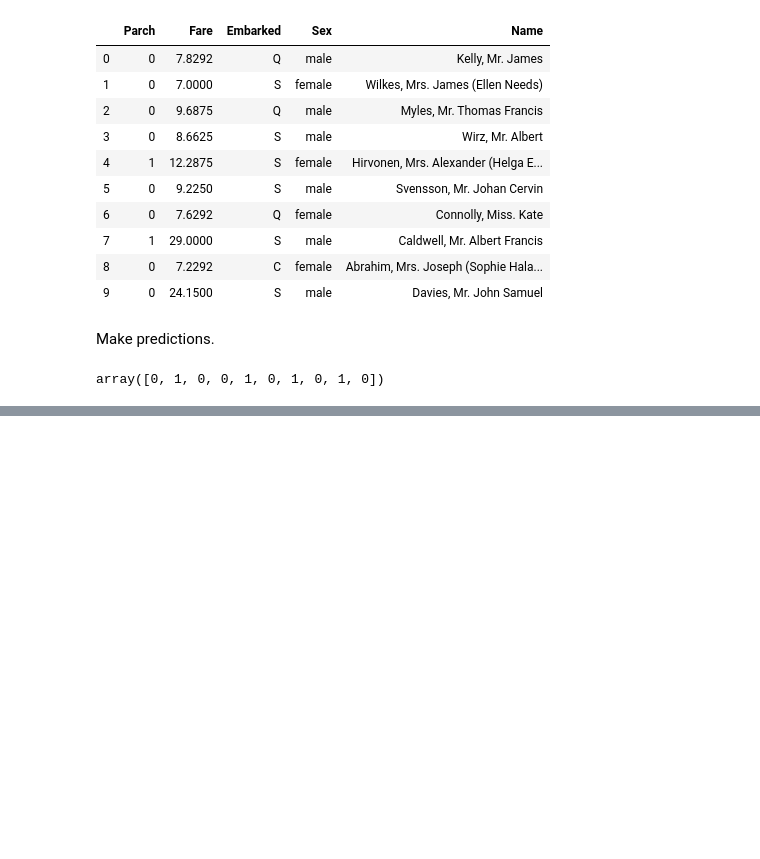
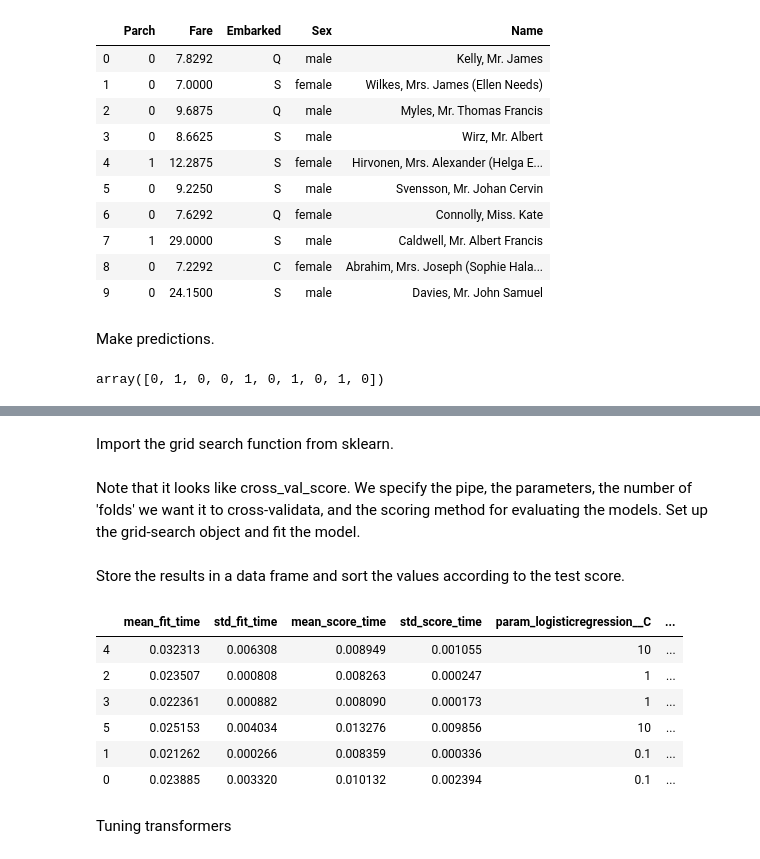
Before and after one commit to michaelreinhard/sklearn_markham, a Jupyter notebook: Practice_completed.ipynb, the cells around one changed output, grey strips where cells are left out. Cells and saved outputs as stored; diff of their text form; code cells hidden in the pictures; blank space fills up the shorter version.

```diff
--- a/Practice_completed.ipynb
+++ b/Practice_completed.ipynb
@@ -181,0 +443,2 @@ array([0, 1, 0, 0, 1, 0, 1, 0, 1, 0])
+# %%
+ct.fit_transform(X)
@@ -181,0 +448,3 @@ array([0, 1, 0, 0, 1, 0, 1, 0, 1, 0])
+# %%
+pipe = make_pipeline(ct, logreg)
+pipe.fit(X, y);
@@ -181,0 +519,6 @@ array([0, 1, 0, 0, 1, 0, 1, 0, 1, 0])
+# %%
+params = {}
+params['logisticregression__penalty'] = ['l1', 'l2']
+params['logisticregression__C'] = [0.1, 1, 10]
+# %% [markdown]
+Import the grid search function from sklearn.
@@ -181,0 +527,20 @@ array([0, 1, 0, 0, 1, 0, 1, 0, 1, 0])
+# %% [markdown]
+Note that it looks like cross_val_score. We specify the pipe, the parameters, the number of 'folds' we want it to cross-validata, and the scoring method for evaluating the models. Set up the grid-search object and fit the model.
+# %%
+grid = GridSearchCV(pipe, params, cv=5, scoring='accuracy')
+grid.fit(X, y);
+# %% [markdown]
+Store the results in a data frame and sort the values according to the test score.
+# %%
+results = pd.DataFrame(grid.cv_results_)
+results.sort_values('rank_test_score')
+# %% [output]
+|  | mean_fit_time | std_fit_time | mean_score_time | std_score_time | param_logisticregression__C | ... |
+| 4 | 0.032313 | 0.006308 | 0.008949 | 0.001055 | 10 | ... |
+| 2 | 0.023507 | 0.000808 | 0.008263 | 0.000247 | 1 | ... |
+| 3 | 0.022361 | 0.000882 | 0.008090 | 0.000173 | 1 | ... |
+| 5 | 0.025153 | 0.004034 | 0.013276 | 0.009856 | 10 | ... |
+| 1 | 0.021262 | 0.000266 | 0.008359 | 0.000336 | 0.1 | ... |
+| 0 | 0.023885 | 0.003320 | 0.010132 | 0.002394 | 0.1 | ... |
+# %% [markdown]
+Tuning transformers
```
Also changed, not shown: parts of 96 cells of this notebook.
